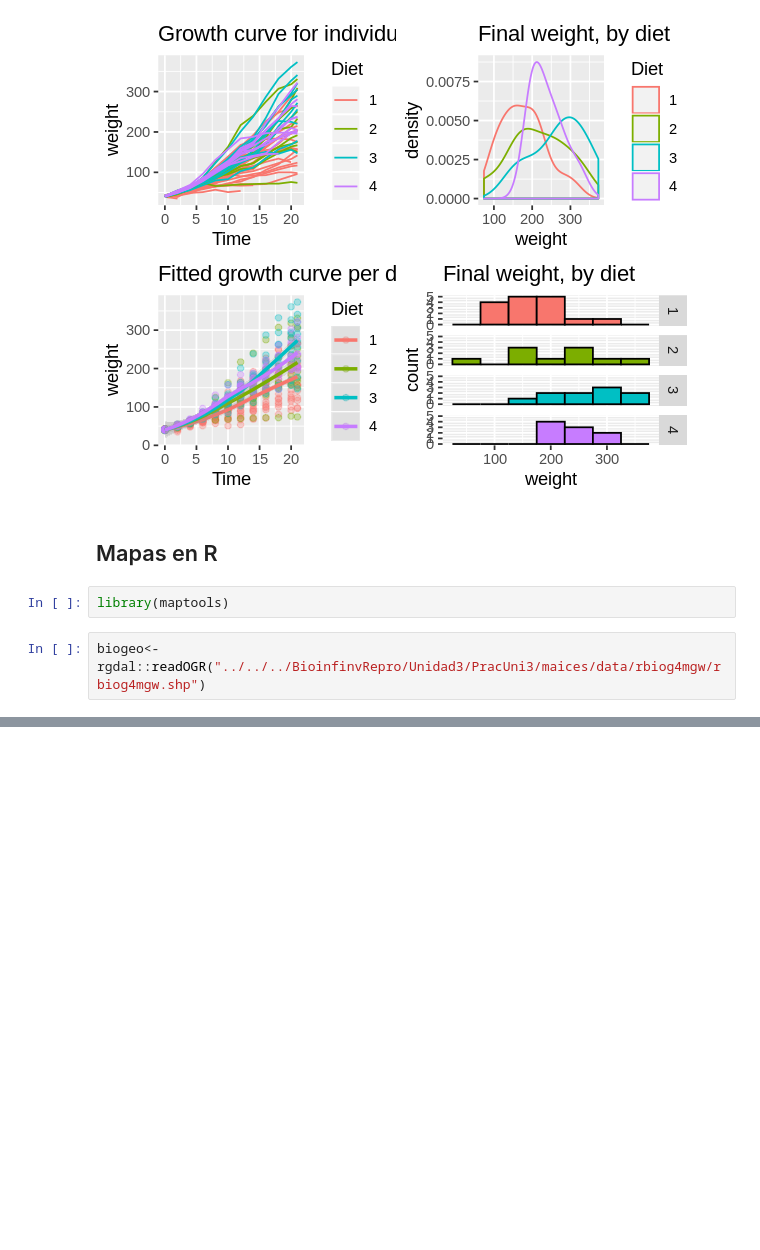
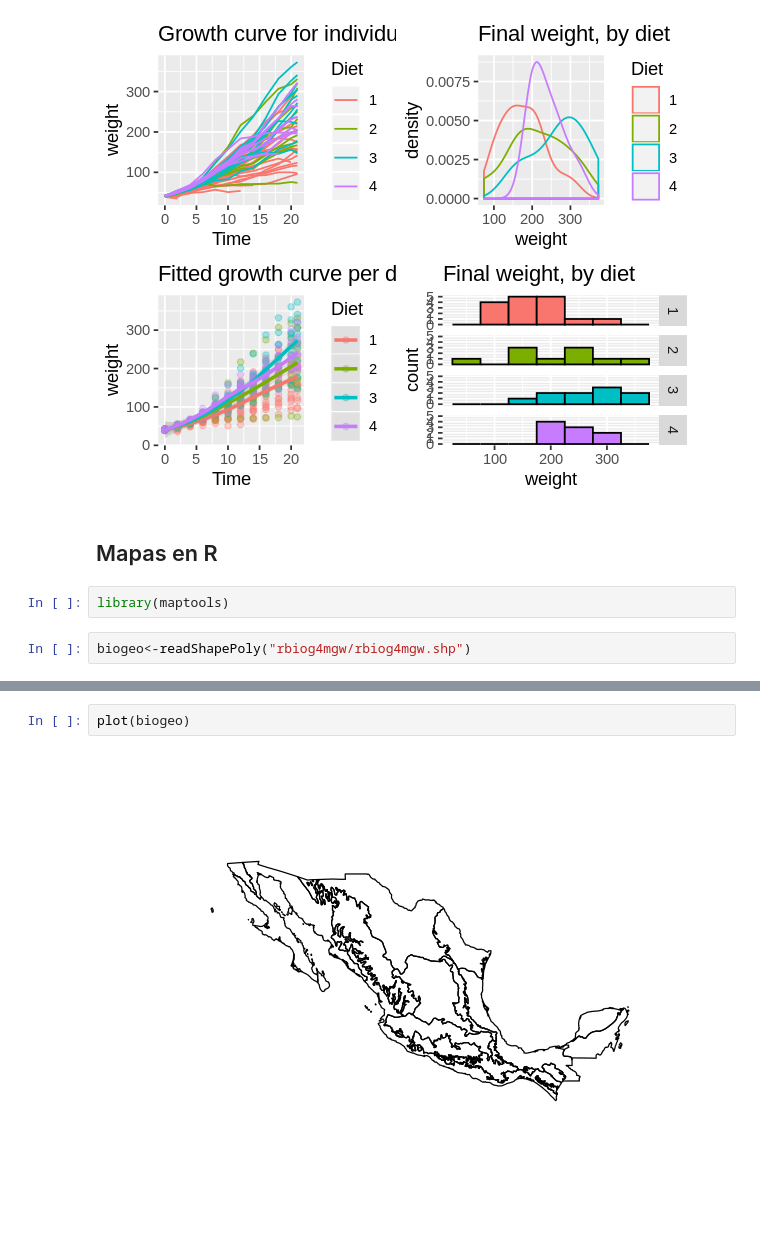
Before and after one commit to gemathus/itam-ds-propedeutico, a Jupyter notebook: practicas/practica_4/practica_4_ggplot.ipynb, the cells around one changed output, grey strips where cells are left out. Cells and saved outputs as stored; diff of their text form; blank space fills up the shorter version.

Commit message:
read shape file

```diff
--- a/practicas/practica_4/practica_4_ggplot.ipynb
+++ b/practicas/practica_4/practica_4_ggplot.ipynb
@@ -337,5 +337,5 @@ multiplot(p1, p2, p3, p4, cols=2)
 # %%
 library(maptools)
 # %%
-biogeo<-rgdal::readOGR("../../../BioinfinvRepro/Unidad3/PracUni3/maices/data/rbiog4mgw/rbiog4mgw.shp")
+biogeo<-readShapePoly("rbiog4mgw/rbiog4mgw.shp")
 # %% [output]
@@ -342,0 +344,4 @@ ERROR: Error in loadNamespace(name): there is no package called ‘rgdal’
+# %%
+plot(biogeo)
+# %% [output]
+[figure, added]
```
Also changed, not shown: parts of 5 cells of this notebook, 8 other files.
